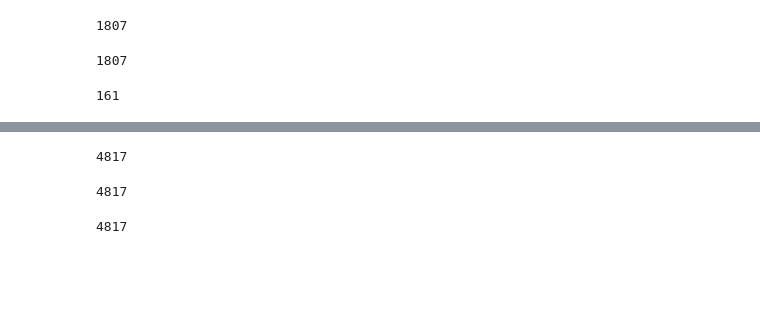
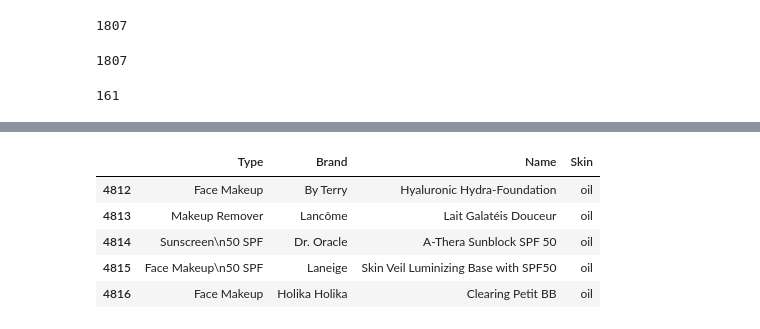
Before and after one commit to cristina-apostol/Skinbot-ML, a Jupyter notebook: Limpieza datos.ipynb, the cells around one changed output, grey strips where cells are left out. Cells and saved outputs as stored; diff of their text form; code cells hidden in the pictures; blank space fills up the shorter version.

```diff
--- a/Limpieza datos.ipynb
+++ b/Limpieza datos.ipynb
@@ -148,15 +120,16 @@ for lista in oil:
     tipos.extend(lista[0])
     marcas.extend(lista[1])
     nombres.extend(lista[2])
-# %%
-len(marcas)
-# %% [output]
-4817
-# %%
-len(tipos)
-# %% [output]
-4817
-# %%
-len(nombres)
-# %% [output]
-4817
+# %%
+data = {'Type': tipos, 'Brand': marcas, 'Name': nombres}
+oil = pd.DataFrame(data)
+oil['Skin'] = ['oil'] * len(oil.index)
+# %%
+oil.tail()
+# %% [output]
+|  | Type | Brand | Name | Skin |
+| 4812 | Face Makeup | By Terry | Hyaluronic Hydra-Foundation | oil |
+| 4813 | Makeup Remover | Lancôme | Lait Galatéis Douceur | oil |
+| 4814 | Sunscreen\n50 SPF | Dr. Oracle | A-Thera Sunblock SPF 50 | oil |
+| 4815 | Face Makeup\n50 SPF | Laneige | Skin Veil Luminizing Base with SPF50 | oil |
+| 4816 | Face Makeup | Holika Holika | Clearing Petit BB | oil |
```
Also changed, not shown: parts of 34 cells of this notebook.
